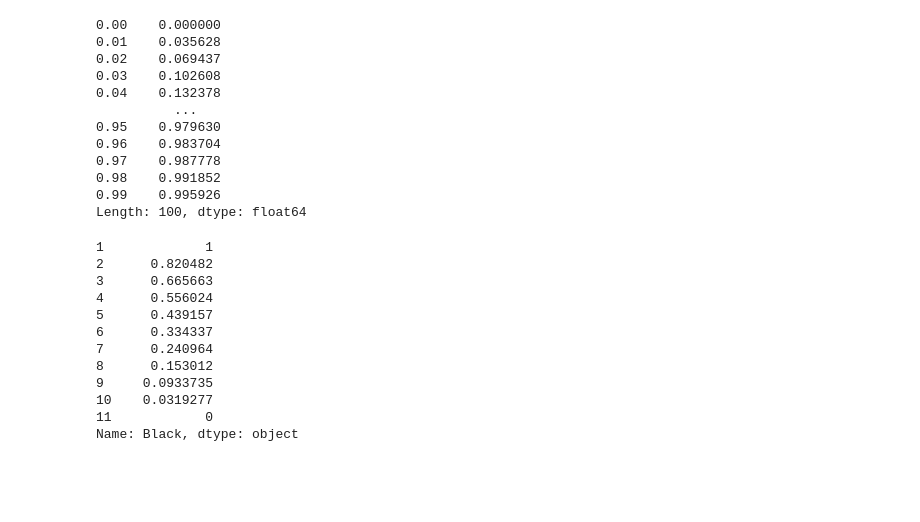
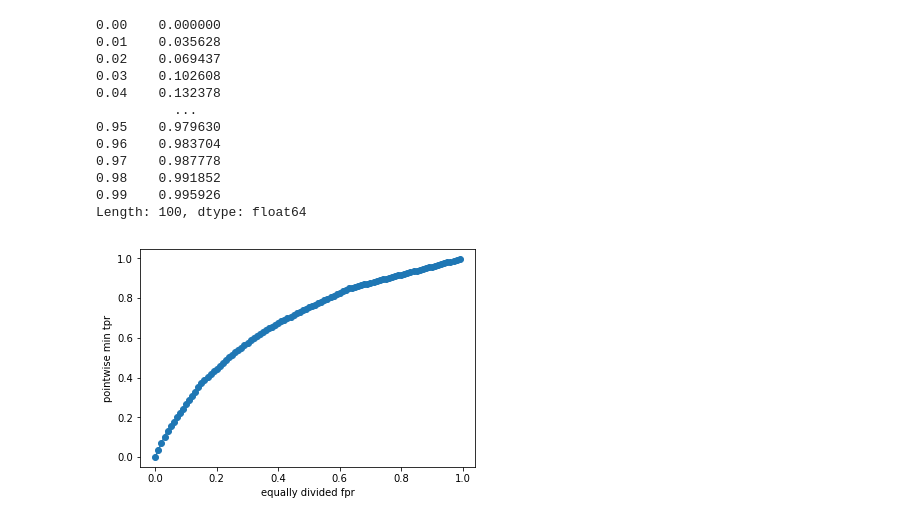
Before and after one commit to nrajanee/ExperimentsforEqOdsNondecreasingCondProbsPaper, a Jupyter notebook: explore_plot_data_compas.ipynb, the cells around one changed output. Drawn from its saved outputs; the diff is of its cells as text; code cells hidden in the pictures; blank space fills up the shorter version.

```diff
--- a/explore_plot_data_compas.ipynb
+++ b/explore_plot_data_compas.ipynb
@@ -13,5 +21,5 @@ print(data_fpr_Black)
 # %%
-eq_fpr_df = construct_df_for_eq_div_fpr('compas')
+eq_fpr_df = construct_df_for_eq_div_fpr(fpr_df,tpr_df)
 print(eq_fpr_df)
 # %% [output]
 Index(['Black', 'White'], dtype='object')
@@ -66,16 +74,10 @@ Length: 100, dtype: float64
 # %%
 eq_fpr = list(get_fpr_eq_div())
 min_tpr = list(pointwise_min_df)
-# %% [output]
-1             1
-2      0.820482
-3      0.665663
-4      0.556024
-5      0.439157
-6      0.334337
-7      0.240964
-8      0.153012
-9     0.0933735
-10    0.0319277
-11            0
-Name: Black, dtype: object
+# %%
+plt.plot(eq_fpr,min_tpr,'-o')
+plt.xlabel('equally divided fpr')
+plt.ylabel('pointwise min tpr')
+plt.show()
+# %% [output]
+[figure, added]
```
Also changed, not shown: parts of 6 cells of this notebook, 1 other file.
